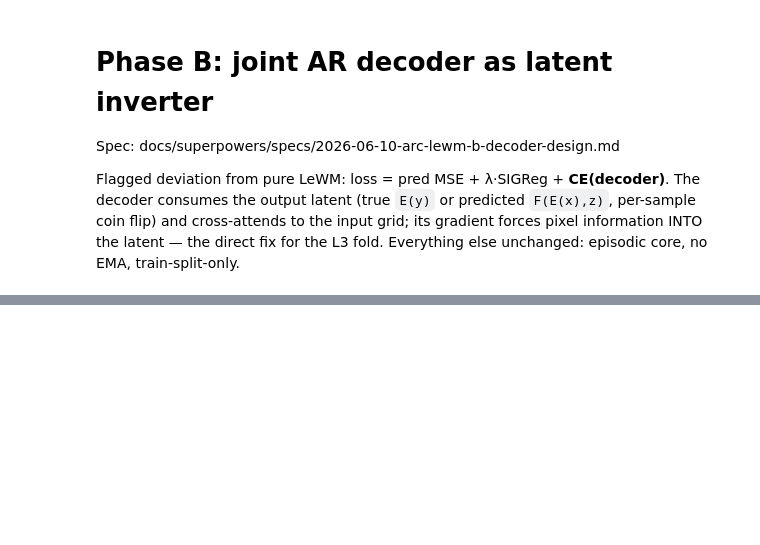
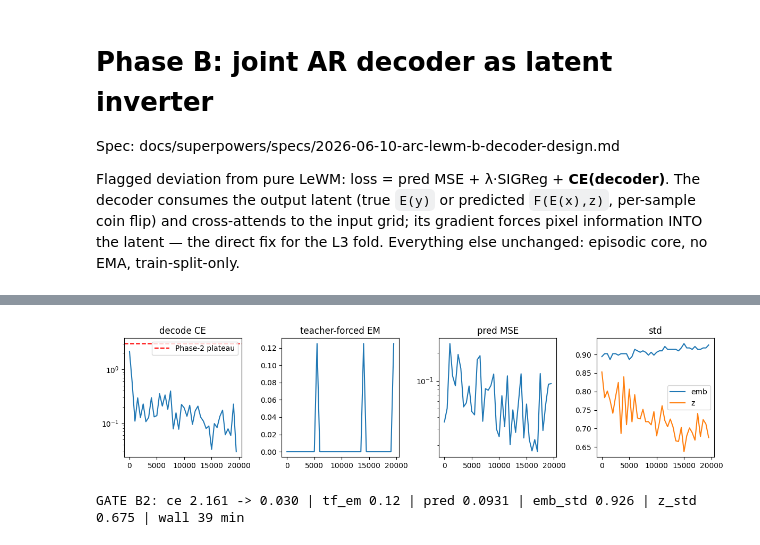
Before and after one commit to h-OUS-e/GlimpseJEPA, a Jupyter notebook: arc_lewm.ipynb, the cells around one changed output, grey strips where cells are left out. Saved outputs shown, nothing was run; the diff lists cells and outputs as text; code cells hidden in the pictures; blank space fills up the shorter version.

Commit message:
feat(arc-lewm): Gate B2 joint pretrain PASS - CE 2.16->0.03, plateau escaped
Co-Authored-By: Claude Fable 5 <noreply@anthropic.com>

```diff
--- a/arc_lewm.ipynb
+++ b/arc_lewm.ipynb
@@ -827,0 +900,16 @@ GATE B1: tf_acc 1.0000 | generate() exact-match 1.00 (need 1.0)
+# %%
+plt.figure(figsize=(12, 3))
+plt.subplot(141); plt.plot([l["step"] for l in log_b], [l["ce"] for l in log_b]); plt.axhline(3, color="r", ls="--", label="Phase-2 plateau"); plt.legend(); plt.title("decode CE"); plt.yscale("log")
+plt.subplot(142); plt.plot([l["step"] for l in log_b], [l["tf_em"] for l in log_b]); plt.title("teacher-forced EM")
+plt.subplot(143); plt.plot([l["step"] for l in log_b], [l["pred"] for l in log_b]); plt.title("pred MSE"); plt.yscale("log")
+plt.subplot(144); plt.plot([l["step"] for l in log_b], [l["emb_std"] for l in log_b], label="emb")
+plt.plot([l["step"] for l in log_b], [l["z_std"] for l in log_b], label="z"); plt.legend(); plt.title("std")
+plt.tight_layout(); plt.show()
+fin = log_b[-1]
+print(f"GATE B2: ce {log_b[0]['ce']:.3f} -> {fin['ce']:.3f} | tf_em {fin['tf_em']:.2f} | "
+      f"pred {fin['pred']:.4f} | emb_std {fin['emb_std']:.3f} | z_std {fin['z_std']:.3f} | wall {fin['min']:.0f} min")
+assert fin["ce"] < 1.5, "decode CE must escape the Phase-2 plateau (~3)"
+assert fin["emb_std"] > 0.1 and fin["z_std"] > 0.05, "no collapse"
+# %% [output]
+[figure, added]
+GATE B2: ce 2.161 -> 0.030 | tf_em 0.12 | pred 0.0931 | emb_std 0.926 | z_std 0.675 | wall 39 min
```
Also changed, not shown: parts of 8 cells of this notebook.
